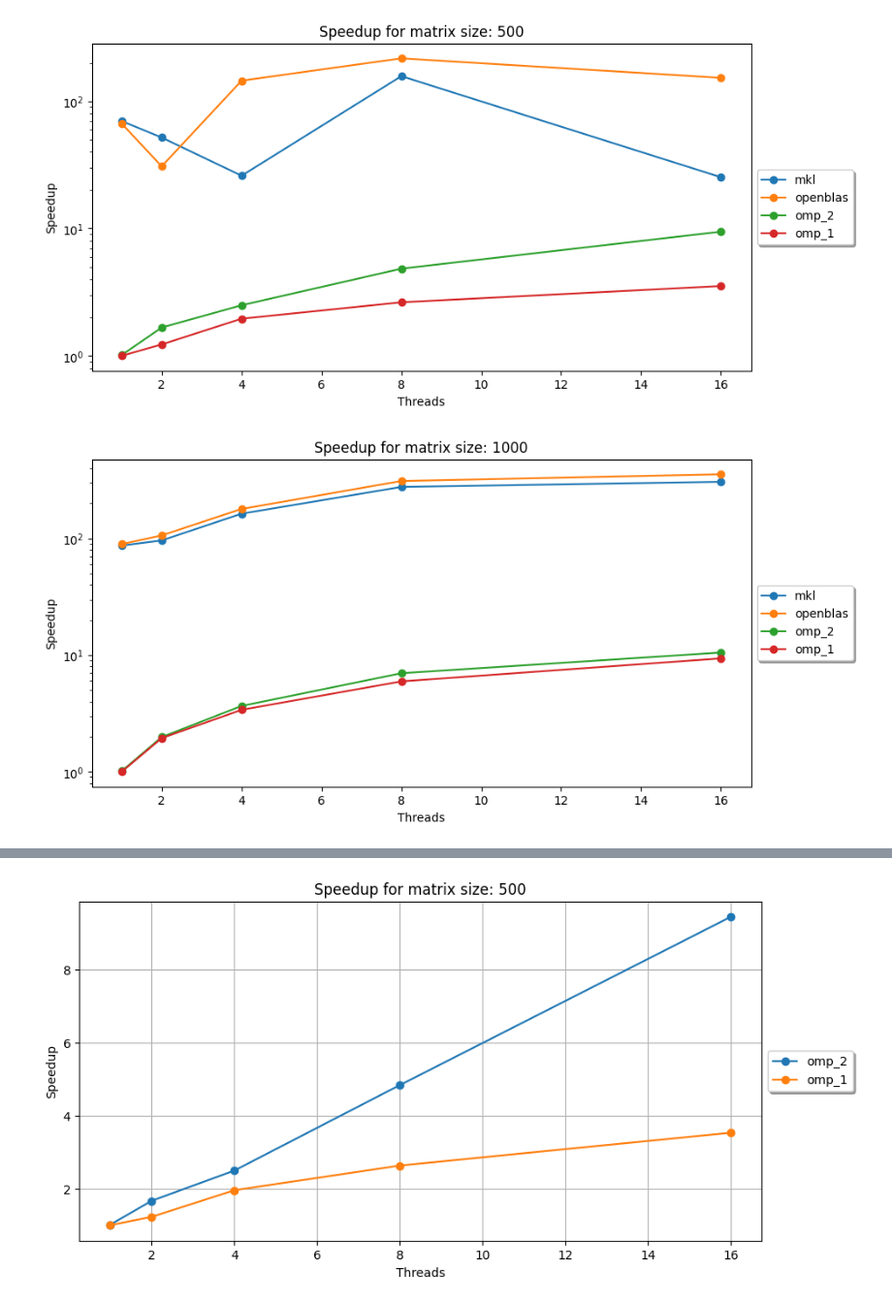
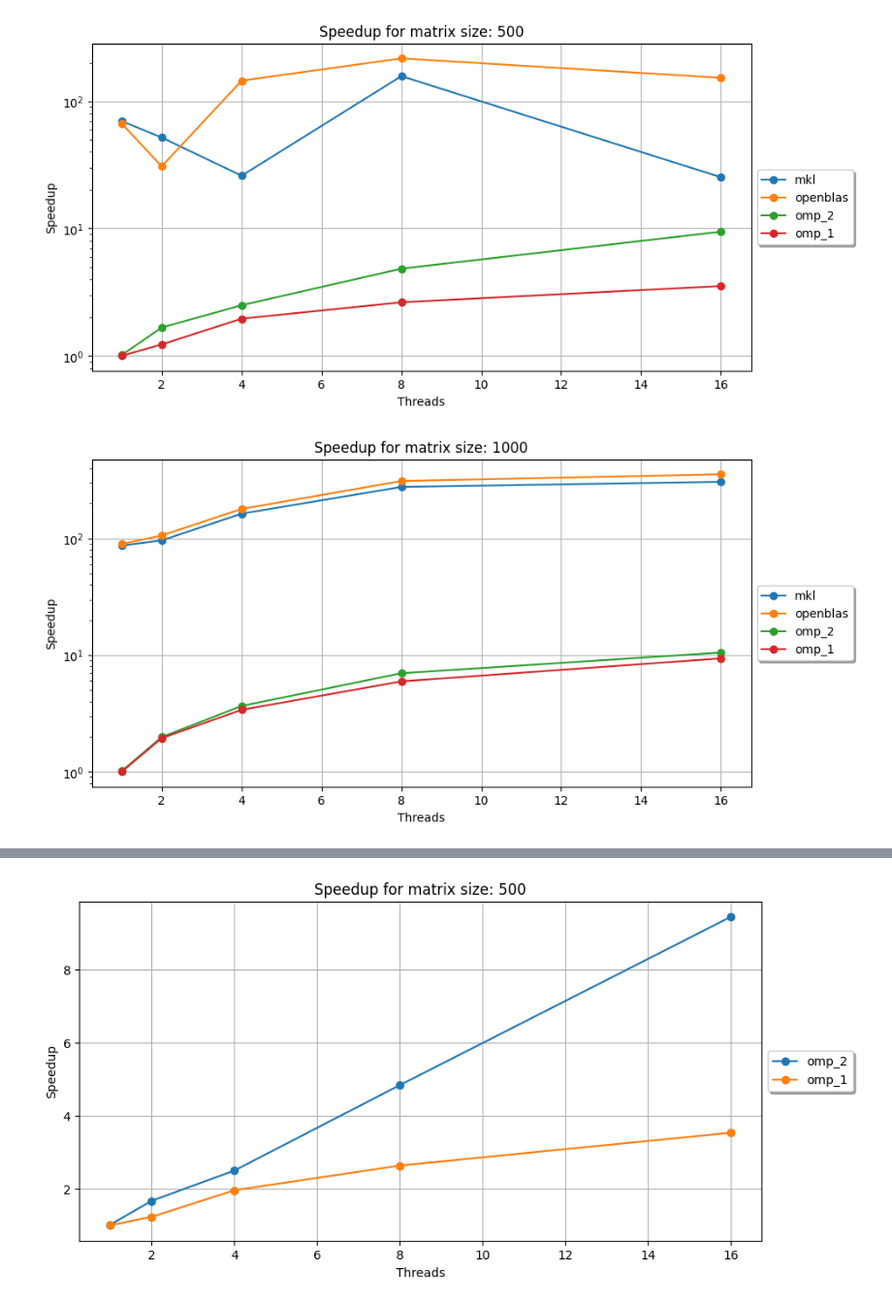
Before and after one commit to MoskalenkoRomanBorisovich/dgemm_omp, a Jupyter notebook: benschmark_results/speed_analisys.ipynb, the cells around one changed output, grey strips where cells are left out. Shown at 97% size. Drawn from its saved outputs; the diff is of its cells as text; code cells hidden in the pictures.

```diff
--- a/benschmark_results/speed_analisys.ipynb
+++ b/benschmark_results/speed_analisys.ipynb
@@ -123,5 +123,6 @@ for title in res:
             plt.plot(threads_arr, vals[i], linestyle='-', marker='o',  label=mat_sizes[i])
         plt.legend(loc='center left', bbox_to_anchor=(1, 0.5),
           ncol=1, fancybox=True, shadow=True)
+        plt.grid(True)
         plt.show()
 # %% [output]
@@ -155,6 +156,7 @@ for i in range(len(mat_sizes)):
 
         plt.legend(loc='center left', bbox_to_anchor=(1, 0.5),
           ncol=1, fancybox=True, shadow=True)
+        plt.grid(True)
         plt.show()
 # %% [output]
 [figure]
@@ -166,22 +168,23 @@ for i in range(len(mat_sizes)):
 # %%
 for i in range(len(mat_sizes)):
     title = "time"
     plt.figure(figsize=(10,5))
     plt.title(f"Speedup for matrix size: {mat_sizes[i]}")
     plt.xlabel("Threads")
     plt.ylabel("Speedup")
     plt.yscale("log")
     vals_dict = res[title]
     simple_time = vals_dict["simple"][i]
     for key in vals_dict:
         if key == "simple":
             continue
         vals = vals_dict[key]
         plt.plot(threads_arr , simple_time / vals[i] , linestyle='-', marker='o',  label=key)
 
     plt.legend(loc='center left', bbox_to_anchor=(1, 0.5),
         ncol=1, fancybox=True, shadow=True)
+    plt.grid(True)
     plt.show()
 # %% [output]
-[figure, old version]
+[figure, new version]
-[figure, old version]
+[figure, new version]
```
Also changed, not shown: parts of 3 cells of this notebook.
